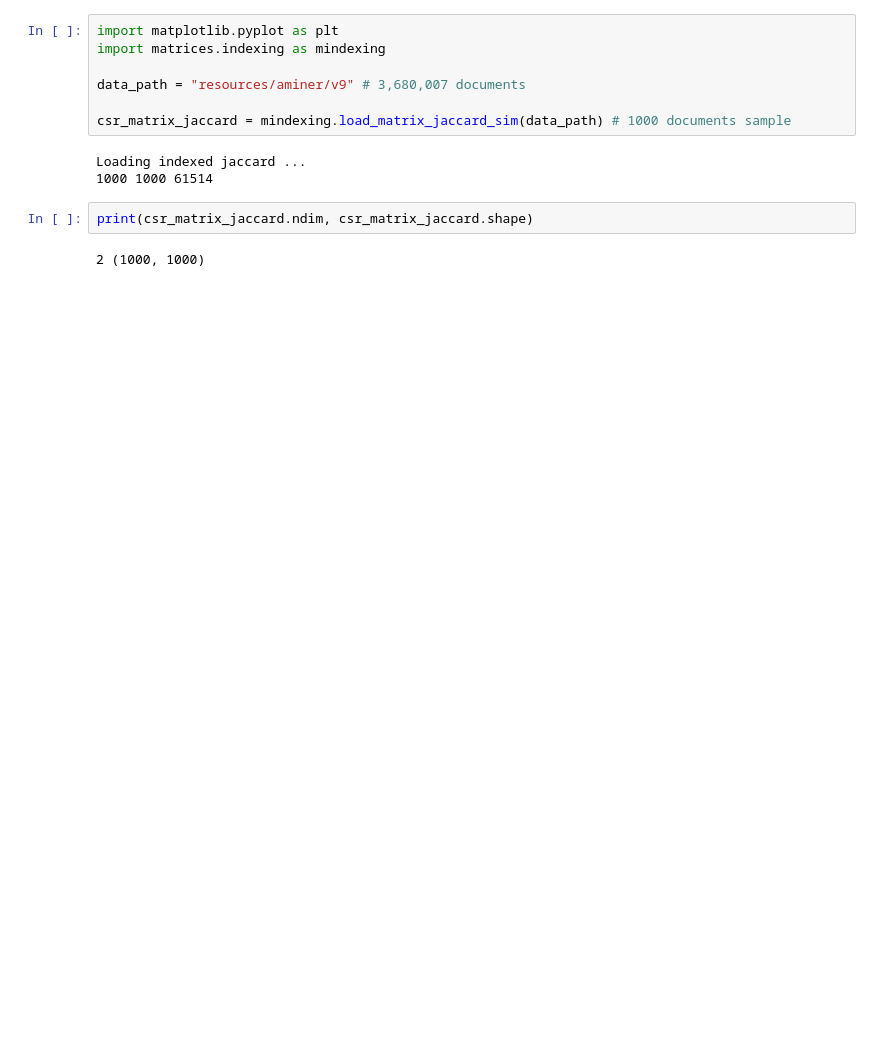
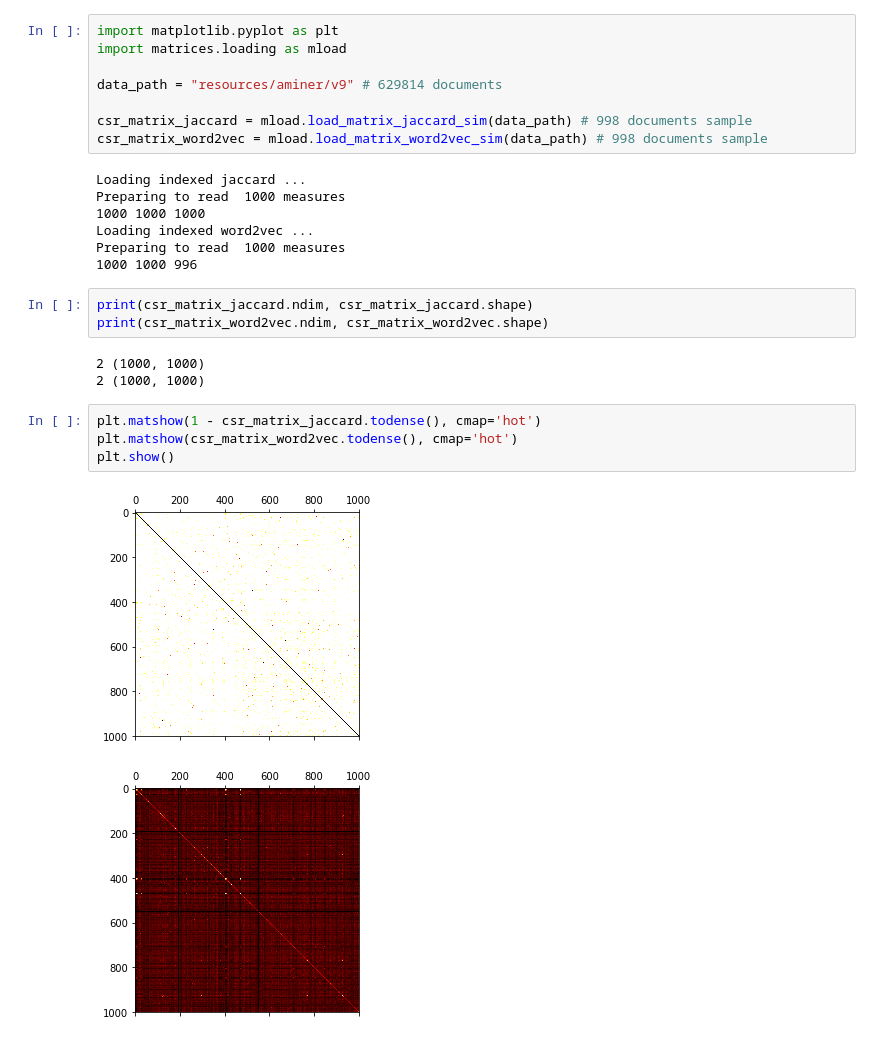
Before and after one commit to sdhdez/article-similarity, a Jupyter notebook: notebooks/loading-matrices-aminer-v9.ipynb, the cells around one changed output. Drawn from its saved outputs; the diff is of its cells as text; blank space fills up the shorter version.

```diff
--- a/notebooks/loading-matrices-aminer-v9.ipynb
+++ b/notebooks/loading-matrices-aminer-v9.ipynb
@@ -1,15 +1,29 @@
 # %%
 import matplotlib.pyplot as plt
-import matrices.indexing as mindexing
+import matrices.loading as mload
 
-data_path = "resources/aminer/v9" # 3,680,007 documents
+data_path = "resources/aminer/v9" # 629814 documents
 
-csr_matrix_jaccard = mindexing.load_matrix_jaccard_sim(data_path) # 1000 documents sample
+csr_matrix_jaccard = mload.load_matrix_jaccard_sim(data_path) # 998 documents sample
+csr_matrix_word2vec = mload.load_matrix_word2vec_sim(data_path) # 998 documents sample
 # %% [output]
 Loading indexed jaccard ...
-1000 1000 61514
+Preparing to read  1000 measures
+1000 1000 1000
+Loading indexed word2vec ...
+Preparing to read  1000 measures
+1000 1000 996
 # %%
 print(csr_matrix_jaccard.ndim, csr_matrix_jaccard.shape)
+print(csr_matrix_word2vec.ndim, csr_matrix_word2vec.shape)
 # %% [output]
 2 (1000, 1000)
+2 (1000, 1000)
+# %%
+plt.matshow(1 - csr_matrix_jaccard.todense(), cmap='hot')
+plt.matshow(csr_matrix_word2vec.todense(), cmap='hot')
+plt.show()
+# %% [output]
+[figure, added]
+[figure, added]
 # %%
```
Also changed, not shown: parts of 2 cells of this notebook, 4 other files.
